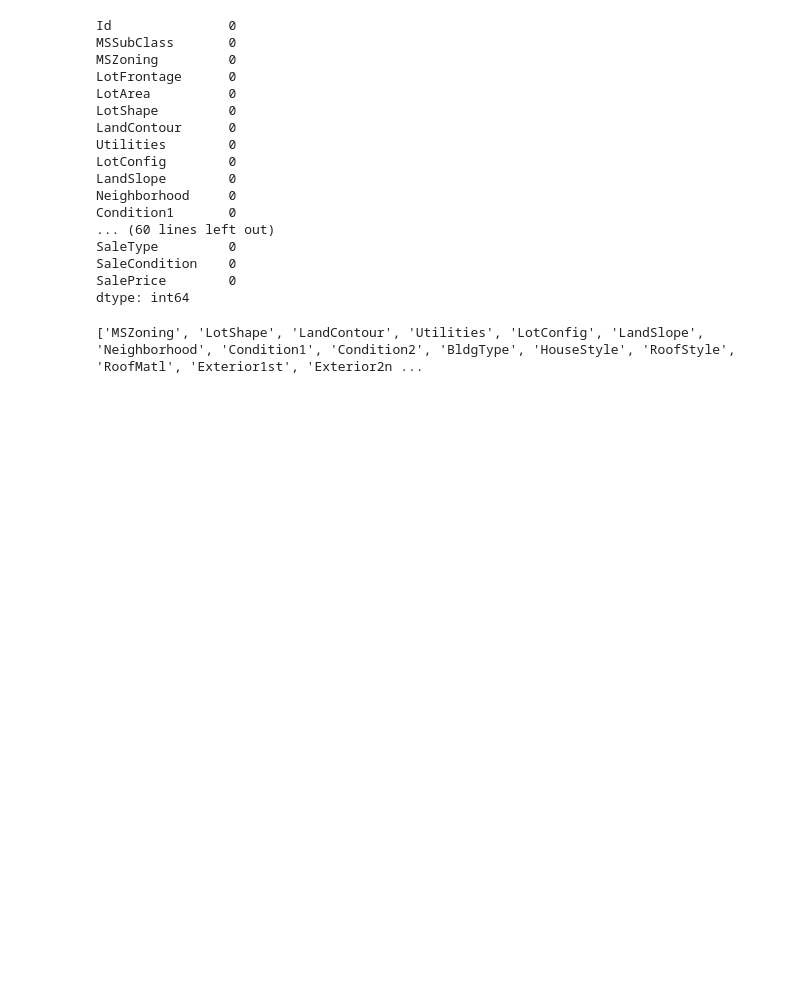
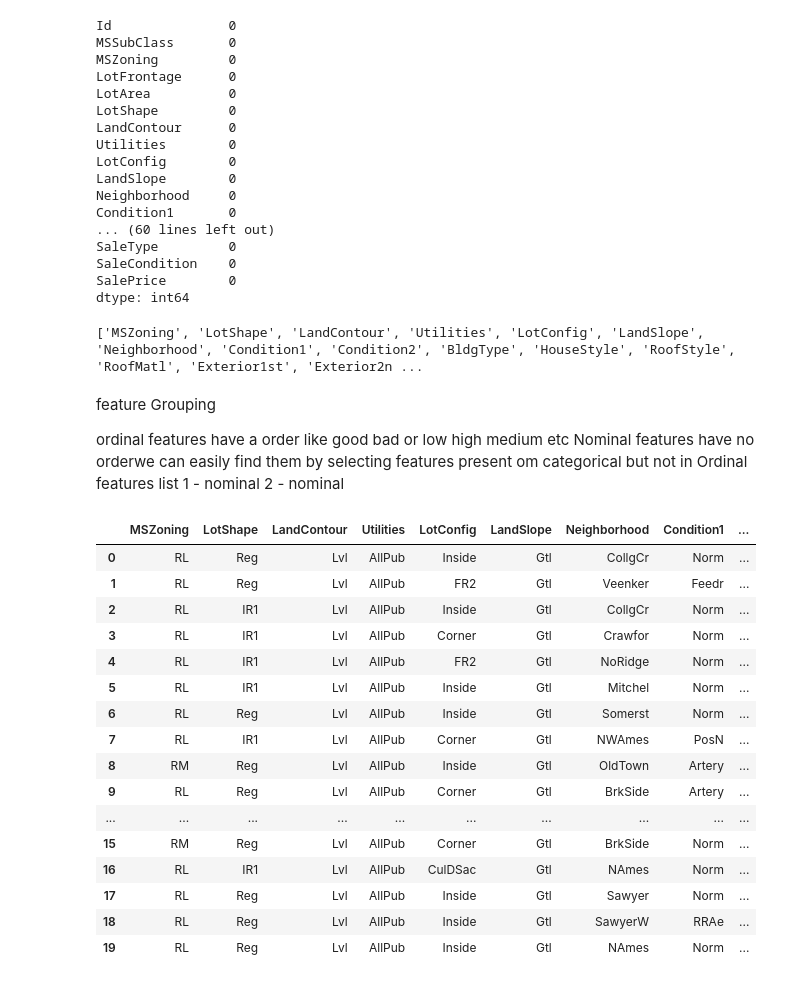
Before and after one commit to karthik-009g/HousePrice_Prediction, a Jupyter notebook: HousePrice_Prediction.ipynb, the cells around one changed output. Drawn from its saved outputs; the diff is of its cells as text; code cells hidden in the pictures; blank space fills up the shorter version.

```diff
--- a/HousePrice_Prediction.ipynb
+++ b/HousePrice_Prediction.ipynb
@@ -468,0 +467,27 @@ print(categorical)
+# %% [markdown]
+feature Grouping
+
+ ordinal features have a order like good bad or low high medium  etc
+  Nominal features have no orderwe can easily find them by selecting features present om categorical but not in Ordinal features list
+  1 - nominal
+  2 - nominal
+# %%
+df[['MSZoning', 'LotShape', 'LandContour', 'Utilities', 'LotConfig', 'LandSlope', 'Neighborhood', 'Condition1', 'Condition2', 'BldgType', 'HouseStyle', 'RoofStyle', 'RoofMatl', 'Exterior1st', 'Exterior2nd', 'ExterQual', 'ExterCond', 'Foundation', 'BsmtQual', 'BsmtCond', 'BsmtExposure', 'BsmtFinType1', 'BsmtFinType2', 'Heating', 'HeatingQC', 'CentralAir', 'Electrical', 'KitchenQual', 'Functional', 'FireplaceQu', 'GarageType', 'GarageFinish', 'GarageQual', 'GarageCond', 'PavedDrive', 'SaleType', 'SaleCondition']].head(20)
+# %% [output]
+|  | MSZoning | LotShape | LandContour | Utilities | LotConfig | LandSlope | Neighborhood | Condition1 | ... |
+| 0 | RL | Reg | Lvl | AllPub | Inside | Gtl | CollgCr | Norm | ... |
+| 1 | RL | Reg | Lvl | AllPub | FR2 | Gtl | Veenker | Feedr | ... |
+| 2 | RL | IR1 | Lvl | AllPub | Inside | Gtl | CollgCr | Norm | ... |
+| 3 | RL | IR1 | Lvl | AllPub | Corner | Gtl | Crawfor | Norm | ... |
+| 4 | RL | IR1 | Lvl | AllPub | FR2 | Gtl | NoRidge | Norm | ... |
+| 5 | RL | IR1 | Lvl | AllPub | Inside | Gtl | Mitchel | Norm | ... |
+| 6 | RL | Reg | Lvl | AllPub | Inside | Gtl | Somerst | Norm | ... |
+| 7 | RL | IR1 | Lvl | AllPub | Corner | Gtl | NWAmes | PosN | ... |
+| 8 | RM | Reg | Lvl | AllPub | Inside | Gtl | OldTown | Artery | ... |
+| 9 | RL | Reg | Lvl | AllPub | Corner | Gtl | BrkSide | Artery | ... |
+| ... | ... | ... | ... | ... | ... | ... | ... | ... | ... |
+| 15 | RM | Reg | Lvl | AllPub | Corner | Gtl | BrkSide | Norm | ... |
+| 16 | RL | IR1 | Lvl | AllPub | CulDSac | Gtl | NAmes | Norm | ... |
+| 17 | RL | Reg | Lvl | AllPub | Inside | Gtl | Sawyer | Norm | ... |
+| 18 | RL | Reg | Lvl | AllPub | Inside | Gtl | SawyerW | RRAe | ... |
+| 19 | RL | Reg | Lvl | AllPub | Inside | Gtl | NAmes | Norm | ... |
```
Also changed, not shown: parts of 6 cells of this notebook.
